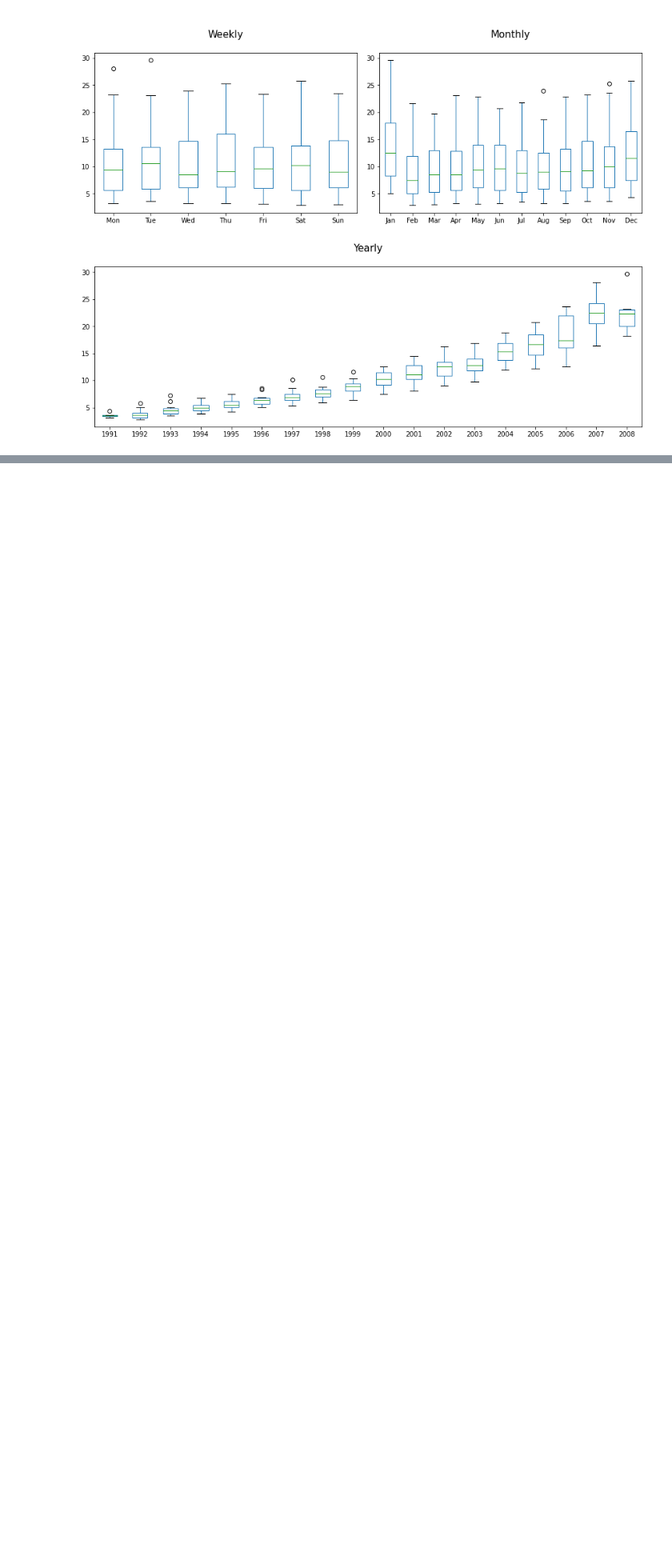
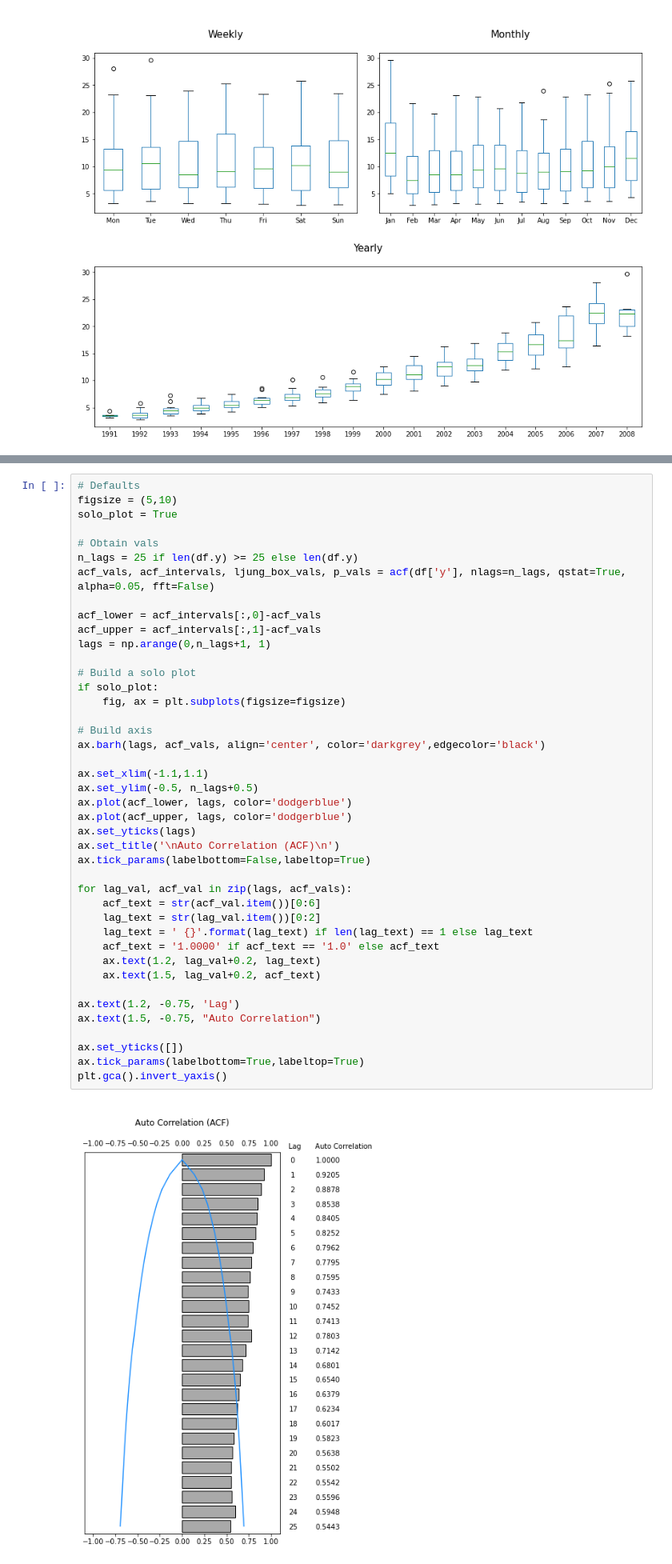
Before and after one commit to AaronNHorvitz/WanderingGoose, a Jupyter notebook: Sandbox/Time Series EDA.ipynb, the cells around one changed output, grey strips where cells are left out. Shown at 80% size. Saved outputs shown, nothing was run; the diff lists cells and outputs as text; blank space fills up the shorter version.

```diff
--- a/Sandbox/Time Series EDA.ipynb
+++ b/Sandbox/Time Series EDA.ipynb
@@ -262,0 +269,44 @@ diagnostic_vals
+# %%
+# Defaults
+figsize = (5,10)
+solo_plot = True
+
+# Obtain vals
+n_lags = 25 if len(df.y) >= 25 else len(df.y)
+acf_vals, acf_intervals, ljung_box_vals, p_vals = acf(df['y'], nlags=n_lags, qstat=True, alpha=0.05, fft=False)
+
+acf_lower = acf_intervals[:,0]-acf_vals
+acf_upper = acf_intervals[:,1]-acf_vals
+lags = np.arange(0,n_lags+1, 1)
+
+# Build a solo plot
+if solo_plot:
+    fig, ax = plt.subplots(figsize=figsize)
+
+# Build axis
+ax.barh(lags, acf_vals, align='center', color='darkgrey',edgecolor='black')
+
+ax.set_xlim(-1.1,1.1)
+ax.set_ylim(-0.5, n_lags+0.5)
+ax.plot(acf_lower, lags, color='dodgerblue')
+ax.plot(acf_upper, lags, color='dodgerblue')
+ax.set_yticks(lags)
+ax.set_title('\nAuto Correlation (ACF)\n')
+ax.tick_params(labelbottom=False,labeltop=True)
+
+for lag_val, acf_val in zip(lags, acf_vals):
+    acf_text = str(acf_val.item())[0:6]
+    lag_text = str(lag_val.item())[0:2]
+    lag_text = ' {}'.format(lag_text) if len(lag_text) == 1 else lag_text
+    acf_text = '1.0000' if acf_text == '1.0' else acf_text
+    ax.text(1.2, lag_val+0.2, lag_text)
+    ax.text(1.5, lag_val+0.2, acf_text)
+
+ax.text(1.2, -0.75, 'Lag')
+ax.text(1.5, -0.75, "Auto Correlation")
+
+ax.set_yticks([])
+ax.tick_params(labelbottom=True,labeltop=True)
+plt.gca().invert_yaxis()
+# %% [output]
+[figure, added]
```
Also changed, not shown: parts of 21 cells of this notebook.
